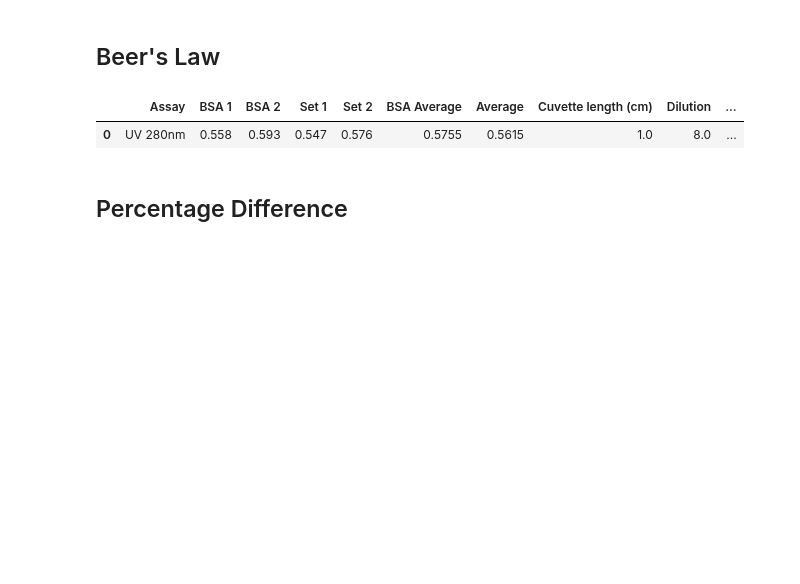
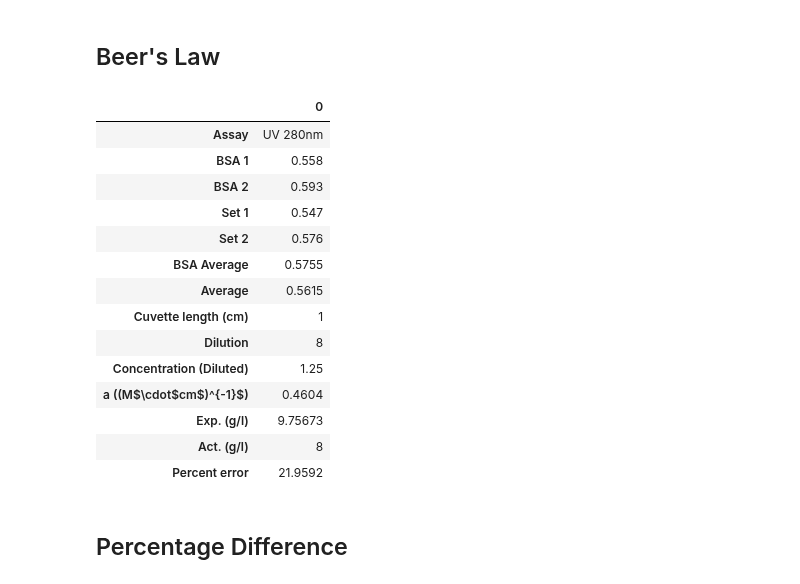
Before and after one commit to Kevinhykuo/UVic, a Jupyter notebook: Lab 3.ipynb, the cells around one changed output. Cells and saved outputs as stored; diff of their text form; code cells hidden in the pictures; blank space fills up the shorter version.

```diff
--- a/Lab 3.ipynb
+++ b/Lab 3.ipynb
@@ -144,7 +153,7 @@ UV_bsa_ave = pd.DataFrame(UV.loc[:,'BSA 1':'BSA 2'].mean(axis=1))
 UV_unk_ave = pd.DataFrame(UV.loc[:,'Set 1':'Set 2'].mean(axis=1))
 UV_bsa_ave.columns = ['BSA Average']
 UV_unk_ave.columns = ['Average']
-BR = UV_bsa_ave.join(UV_unk_ave)
+ER = UV_bsa_ave.join(UV_unk_ave)
 
 UV_cuv_len = 1
 UV_DF = 8
@@ -153,7 +162,7 @@ UV_conc = 10 / UV_DF
 CR = np.array([[UV_cuv_len], [UV_DF], [UV_conc]])
 CR = pd.DataFrame(CR.T)
 CR.columns = ['Cuvette length (cm)', 'Dilution', 'Concentration (Diluted)']
-UV = UV.join([BR, CR])
+UV = UV.join([ER, CR])
 
 a_val = pd.DataFrame(UV.loc[:,'BSA Average']/(UV.loc[:,'Cuvette length (cm)'] * UV.loc[:,'Concentration (Diluted)']))
 a_val.columns = [r'a ((M$\cdot$cm$)^{-1}$)']
@@ -167,10 +176,23 @@ DR = pd.DataFrame(DR)
 DR.columns = ['Exp. (g/l)', 'Act. (g/l)', 'Percent error']
 UV = UV.join(DR)
 # %%
-UV
+UV.T
 # %% [output]
-|  | Assay | BSA 1 | BSA 2 | Set 1 | Set 2 | BSA Average | Average | Cuvette length (cm) | Dilution | ... |
-| 0 | UV 280nm | 0.558 | 0.593 | 0.547 | 0.576 | 0.5755 | 0.5615 | 1.0 | 8.0 | ... |
+|  | 0 |
+| Assay | UV 280nm |
+| BSA 1 | 0.558 |
+| BSA 2 | 0.593 |
+| Set 1 | 0.547 |
+| Set 2 | 0.576 |
+| BSA Average | 0.5755 |
+| Average | 0.5615 |
+| Cuvette length (cm) | 1 |
+| Dilution | 8 |
+| Concentration (Diluted) | 1.25 |
+| a ((M$\cdot$cm$)^{-1}$) | 0.4604 |
+| Exp. (g/l) | 9.75673 |
+| Act. (g/l) | 8 |
+| Percent error | 21.9592 |
 # %% [markdown]
 ## Percentage Difference
 # %%
```
Also changed, not shown: parts of 2 cells of this notebook, 1 other file.
